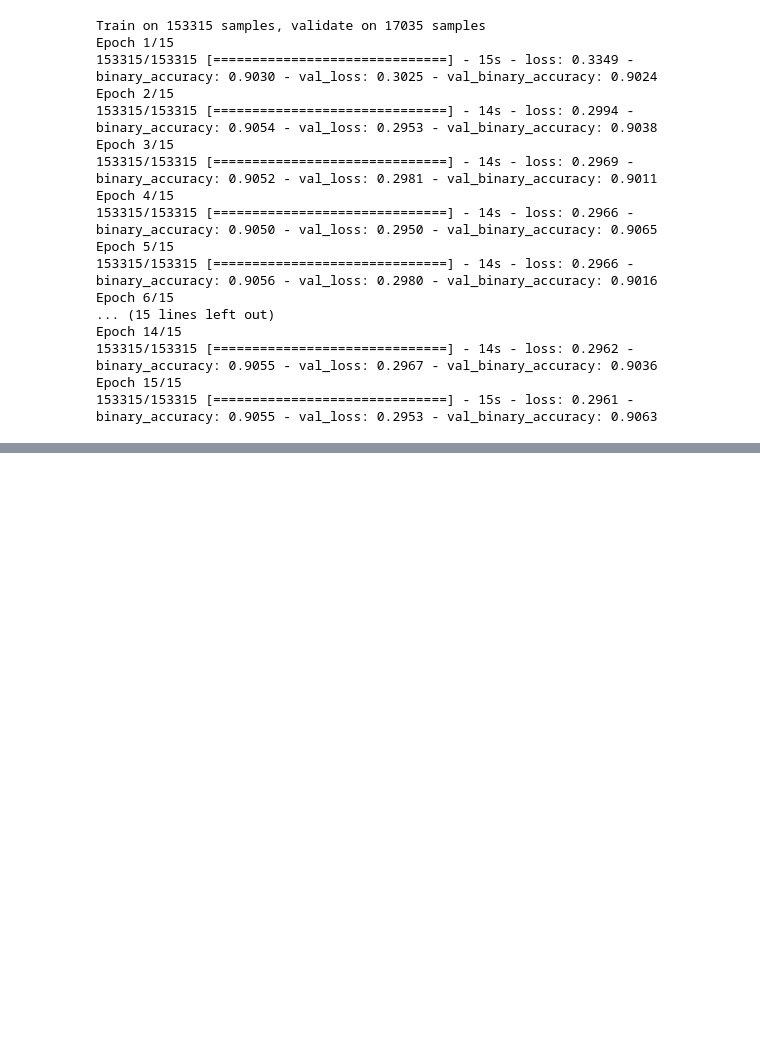
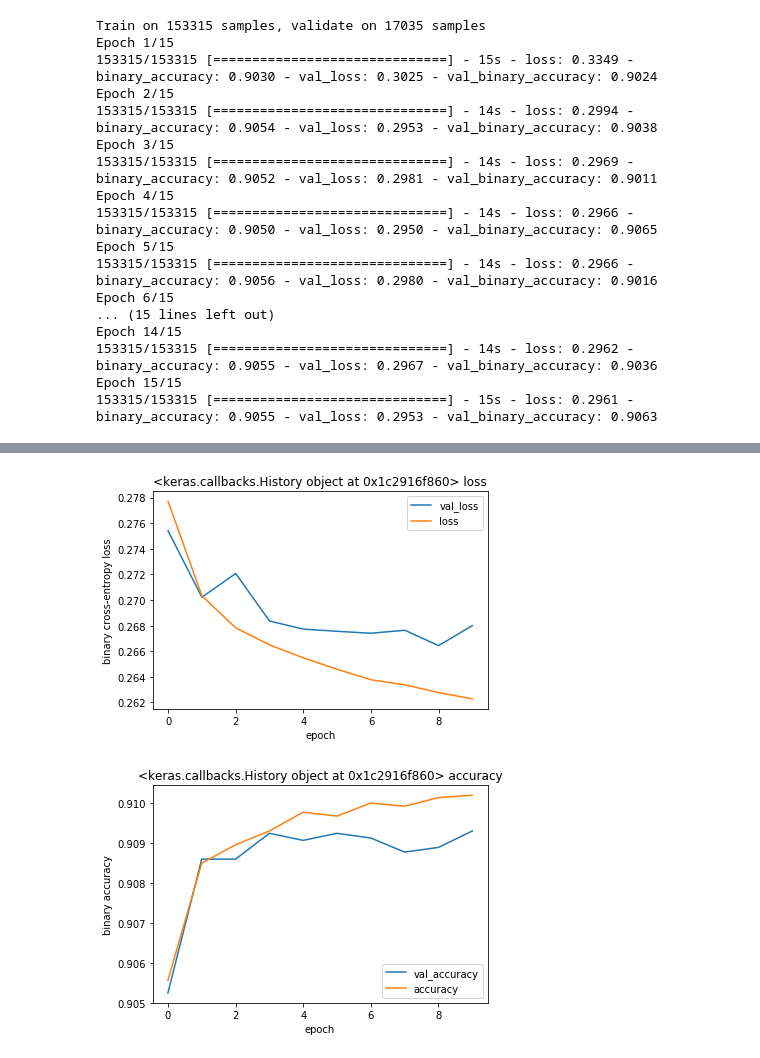
Before and after one commit to jacobakh/ML4CT, a Jupyter notebook: paul_explo.ipynb, the cells around one changed output, grey strips where cells are left out. Drawn from its saved outputs; the diff is of its cells as text; code cells hidden in the pictures; blank space fills up the shorter version.

Commit message:
finalizing notebook

```diff
--- a/paul_explo.ipynb
+++ b/paul_explo.ipynb
@@ -215,16 +281,34 @@ Epoch 24/25
 Epoch 25/25
 153315/153315 [==============================] - 12s - loss: 0.2643 - binary_accuracy: 0.9095 - val_loss: 0.2679 - val_binary_accuracy: 0.9095
 # %%
-def plot_loss(history):
+def plot_loss(history, save=False, save_path=None):
+    """
+    Plots and optionally saves the loss of a keras history over
+    successive epochs of training.
+    """
     plt.plot(history.history['val_loss'], label='val_loss')
     plt.plot(history.history['loss'], label='loss')
     plt.legend(loc='upper right')
+    plt.xlabel('epoch')
+    plt.ylabel('binary cross-entropy loss')
+    plt.title(str(history) + ' loss')
+    if save:
+        plt.savefig(save_path)
     plt.show()
 
-def plot_accuracy(history):
+def plot_accuracy(history, save=False, save_path=None):
+    """
+    Plots and optionally saves the binary accuracy of a keras history over
+    successive epochs of training
+    """
     plt.plot(history.history['val_binary_accuracy'], label='val_accuracy')
     plt.plot(history.history['binary_accuracy'], label='accuracy')
     plt.legend(loc='lower right')
+    plt.xlabel('epoch')
+    plt.ylabel('binary accuracy')
+    plt.title(str(history) + ' accuracy')
+    if save:
+        plt.savefig(save_path)
     plt.show()
 # %%
 plot_loss(history_tanh)
@@ -470,0 +563,12 @@ Epoch 15/15
+# %%
+# Rerunning final model
+model_final = Sequential()
+model_final.add(Dense(units=32, activation='tanh', input_dim=182))
+model_final.add(Dense(units=32, activation='tanh'))
+model_final.add(Dense(units=32, activation='tanh'))
+model_final.add(Dense(units=1, activation='sigmoid'))
+
+model_final.compile(loss=keras.losses.binary_crossentropy, metrics=['binary_accuracy'],
+              optimizer='adam')
+
+history_big = model_final.fit(X_train.values, y_train, epochs=10, batch_size=32, validation_data=(X_test.values, y_test))
@@ -470,0 +593,7 @@ Epoch 15/15
+# %%
+# Loss and accuracy for final model
+plot_loss(history_big, save=True, save_path='img/NN_loss')
+plot_accuracy(history_big, save=True, save_path='img/NN_accuracy')
+# %% [output]
+[figure, added]
+[figure, added]
```
Also changed, not shown: parts of 54 cells of this notebook.
